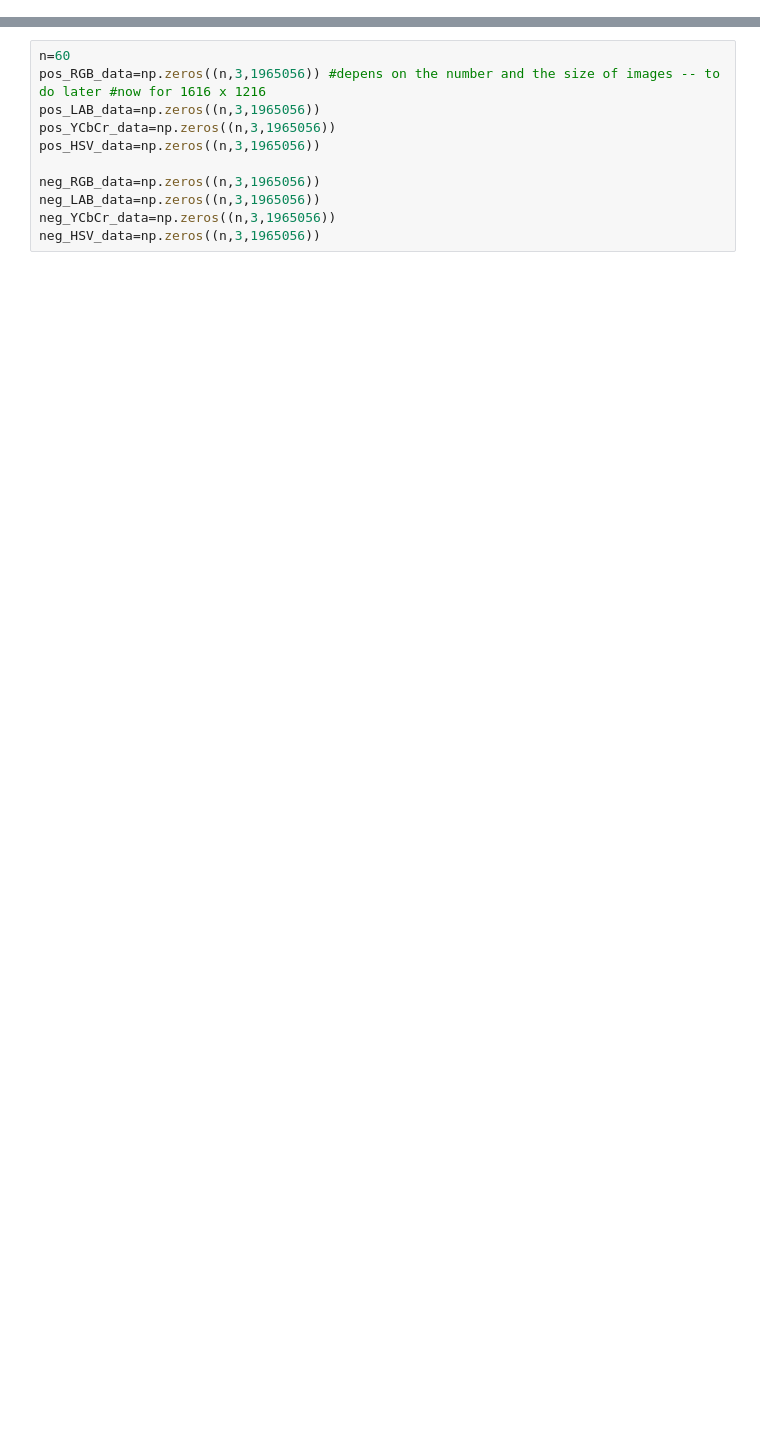
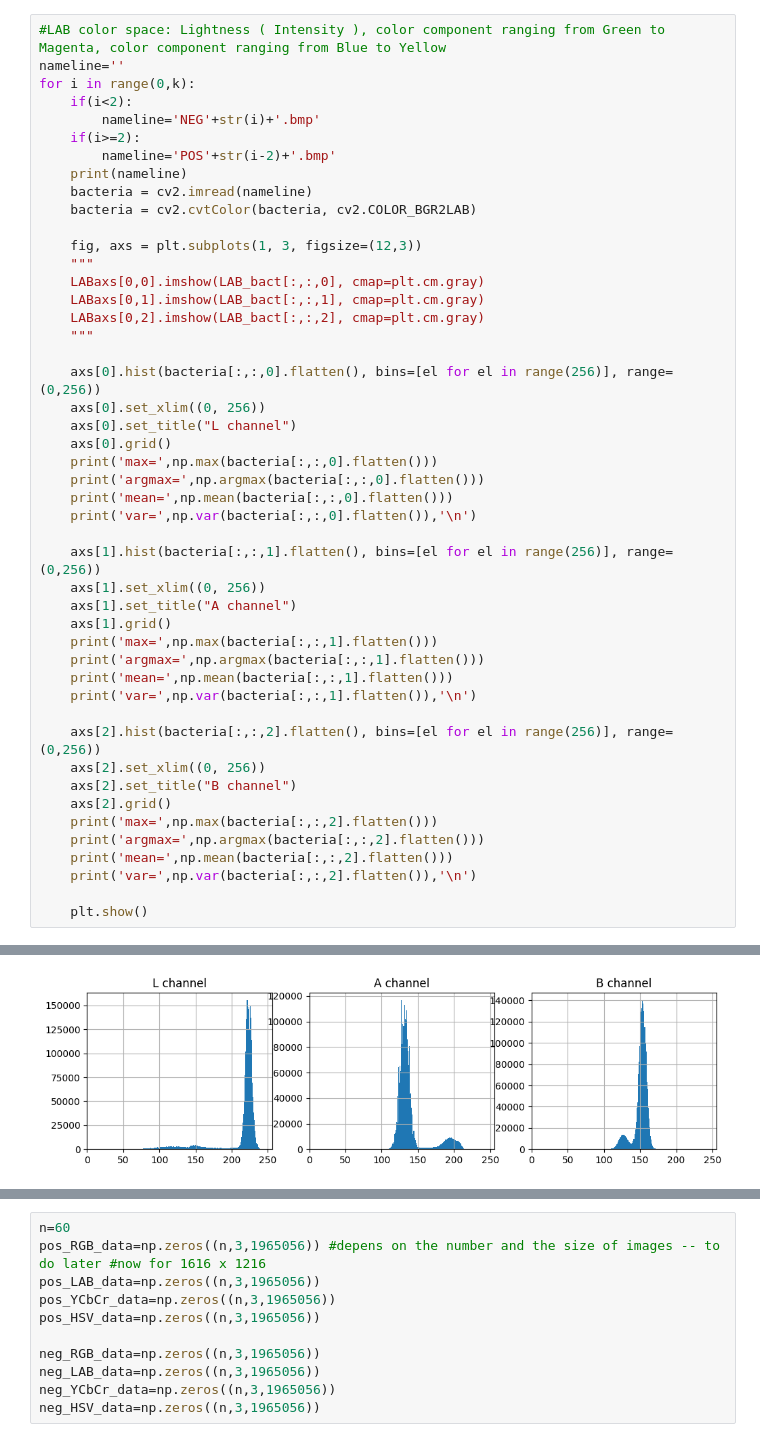
Before and after one commit to vrklkv/bacteria-classification, a Jupyter notebook: classification_research.ipynb, the cells around one changed output, grey strips where cells are left out. Cells and saved outputs as stored; diff of their text form; blank space fills up the shorter version.

```diff
--- a/classification_research.ipynb
+++ b/classification_research.ipynb
@@ -12,0 +150,48 @@ import cv2
+# %%
+#LAB color space: Lightness ( Intensity ), color component ranging from Green to Magenta, color component ranging from Blue to Yellow
+nameline=''
+for i in range(0,k):
+    if(i<2):
+        nameline='NEG'+str(i)+'.bmp'
+    if(i>=2):
+        nameline='POS'+str(i-2)+'.bmp'
+    print(nameline)
+    bacteria = cv2.imread(nameline)
+    bacteria = cv2.cvtColor(bacteria, cv2.COLOR_BGR2LAB)
+
+    fig, axs = plt.subplots(1, 3, figsize=(12,3))
+    """
+    LABaxs[0,0].imshow(LAB_bact[:,:,0], cmap=plt.cm.gray)
+    LABaxs[0,1].imshow(LAB_bact[:,:,1], cmap=plt.cm.gray)
+    LABaxs[0,2].imshow(LAB_bact[:,:,2], cmap=plt.cm.gray)
+    """
+
+    axs[0].hist(bacteria[:,:,0].flatten(), bins=[el for el in range(256)], range=(0,256))
+    axs[0].set_xlim((0, 256))
+    axs[0].set_title("L channel")
+    axs[0].grid()
+    print('max=',np.max(bacteria[:,:,0].flatten()))
+    print('argmax=',np.argmax(bacteria[:,:,0].flatten()))
+    print('mean=',np.mean(bacteria[:,:,0].flatten()))
+    print('var=',np.var(bacteria[:,:,0].flatten()),'\n')
+
+    axs[1].hist(bacteria[:,:,1].flatten(), bins=[el for el in range(256)], range=(0,256))
+    axs[1].set_xlim((0, 256))
+    axs[1].set_title("A channel")
+    axs[1].grid()
+    print('max=',np.max(bacteria[:,:,1].flatten()))
+    print('argmax=',np.argmax(bacteria[:,:,1].flatten()))
+    print('mean=',np.mean(bacteria[:,:,1].flatten()))
+    print('var=',np.var(bacteria[:,:,1].flatten()),'\n')
+
+    axs[2].hist(bacteria[:,:,2].flatten(), bins=[el for el in range(256)], range=(0,256))
+    axs[2].set_xlim((0, 256))
+    axs[2].set_title("B channel")
+    axs[2].grid()
+    print('max=',np.max(bacteria[:,:,2].flatten()))
+    print('argmax=',np.argmax(bacteria[:,:,2].flatten()))
+    print('mean=',np.mean(bacteria[:,:,2].flatten()))
+    print('var=',np.var(bacteria[:,:,2].flatten()),'\n')
+
+    plt.show()
+# %% [output]
@@ -12,0 +213 @@ import cv2
+[figure, added]
```
Also changed, not shown: parts of 17 cells of this notebook.
